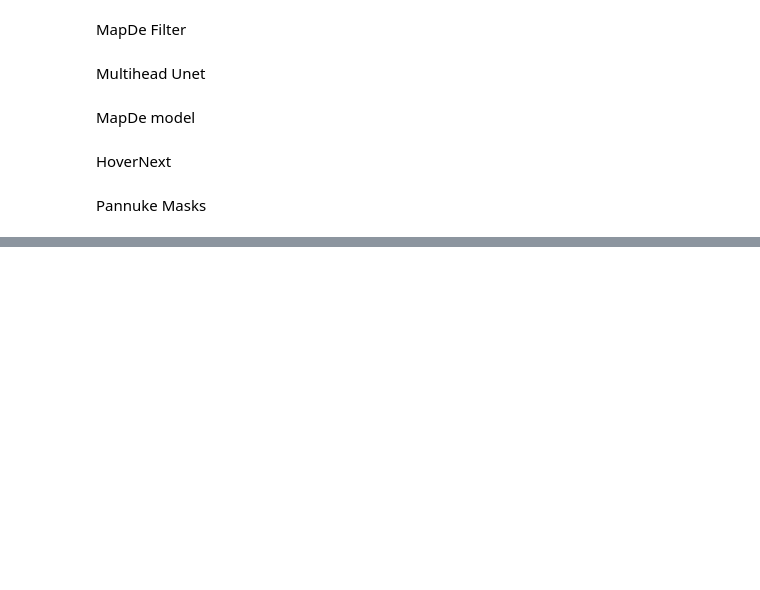
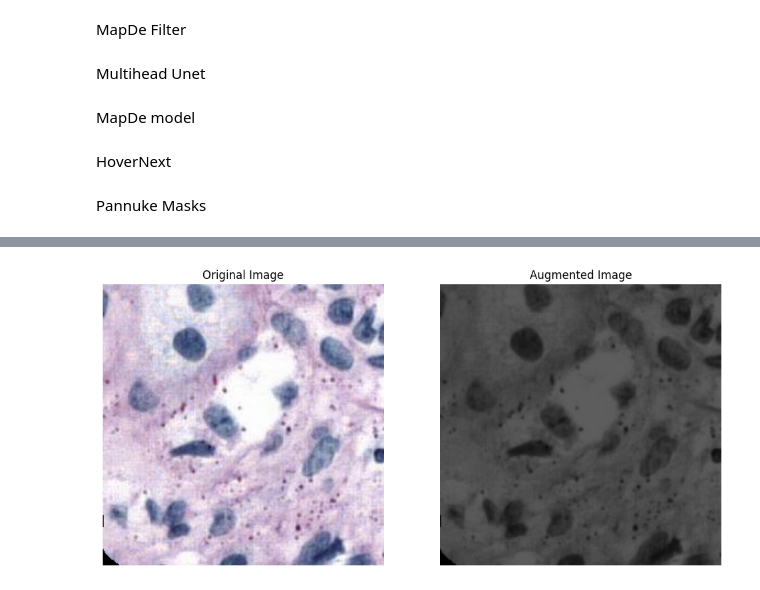
Before and after one commit to aamirchaudry29/Monkey_TIAKong, a Jupyter notebook: notebooks/playground.ipynb, the cells around one changed output, grey strips where cells are left out. Cells and saved outputs as stored; diff of their text form; code cells hidden in the pictures; blank space fills up the shorter version.

Commit message:
add strong augmentation

```diff
--- a/notebooks/playground.ipynb
+++ b/notebooks/playground.ipynb
@@ -524,0 +505,43 @@ for prop in props:
+# %%
+import torchvision.transforms as T
+from strong_augment import StrongAugment
+import numpy as np
+import matplotlib.pyplot as plt
+
+trnsf = T.Compose(
+    [
+        StrongAugment(
+            operations=[2, 3, 4], probabilites=[0.5, 0.3, 0.2]
+        )
+    ]
+)
+# %%
+import matplotlib.pyplot as plt
+import numpy as np
+
+# Load the images
+image = np.load(
+    "/home/u1910100/Documents/Monkey/patches_256/images/A_P000001_9632_87360_9888_87616.npy"
+)
+aug_image = trnsf(image)
+
+# Create a subplot with 1 row and 2 columns
+fig, axes = plt.subplots(1, 2, figsize=(12, 6))
+
+# Display the original image
+axes[0].imshow(image)
+axes[0].set_title("Original Image")
+axes[0].axis("off")
+
+# image = image / 255.0
+# Display the augmented image
+axes[1].imshow(
+    aug_image
+)  # Permute the dimensions for correct display
+axes[1].set_title("Augmented Image")
+axes[1].axis("off")
+
+# Show the plot
+plt.show()
+# %% [output]
+[figure, added]
```
Also changed, not shown: parts of 1 cell of this notebook, 9 other files.
